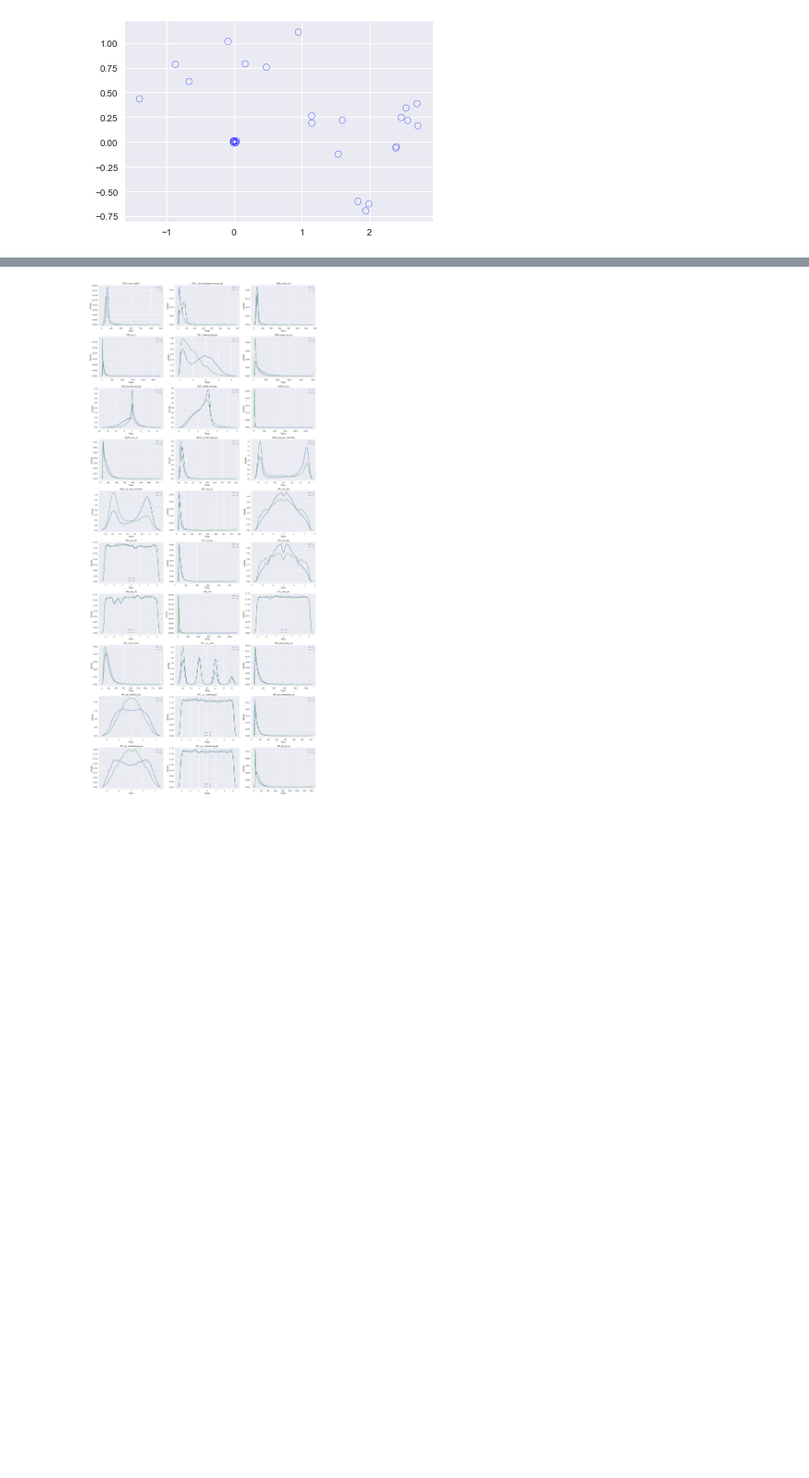
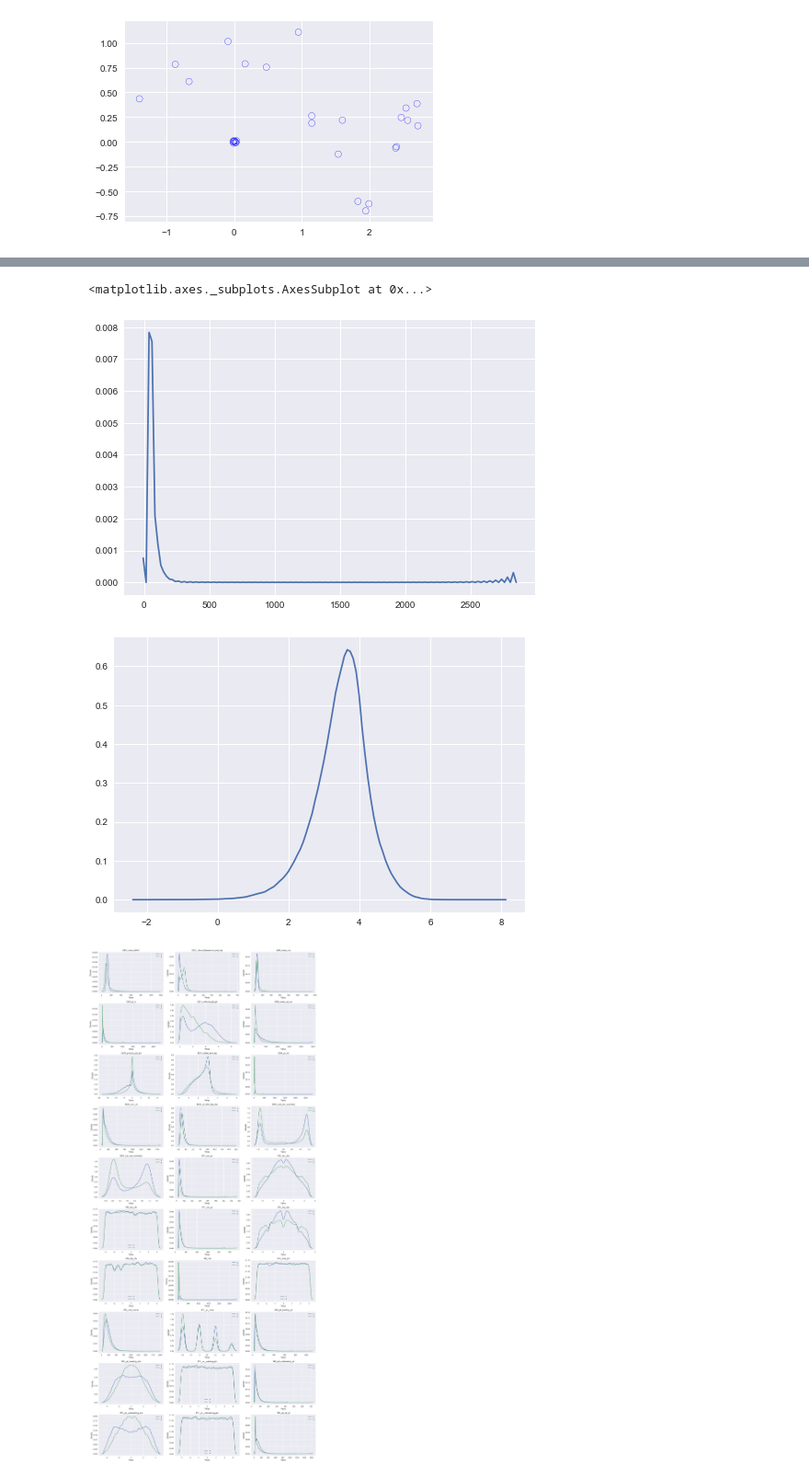
Before and after one commit to inverniz/ML_project, a Jupyter notebook: scripts/Model_building.ipynb, the cells around one changed output, grey strips where cells are left out. Shown: that part at 92% size. Cells and saved outputs as stored; diff of their text form; code cells hidden in the pictures; blank space fills up the shorter version.

```diff
--- a/scripts/Model_building.ipynb
+++ b/scripts/Model_building.ipynb
@@ -108,6 +106,16 @@ def summary_table(data):
 summary_table(x)
 # %% [output]
 [interactive output not drawn]
+# %%
+labels[19]
+plt.figure(0)
+sns.kdeplot(x[:,19]);
+plt.figure(1)
+sns.kdeplot(np.log(x[:,19]))
+# %% [output]
+<matplotlib.axes._subplots.AxesSubplot at 0x...>
+[figure, added]
+[figure, added]
 # %%
 fig_size = plt.rcParams["figure.figsize"]
 plt.rcParams["figure.figsize"] = [18,40]
```
Also changed, not shown: parts of 2 cells of this notebook.
